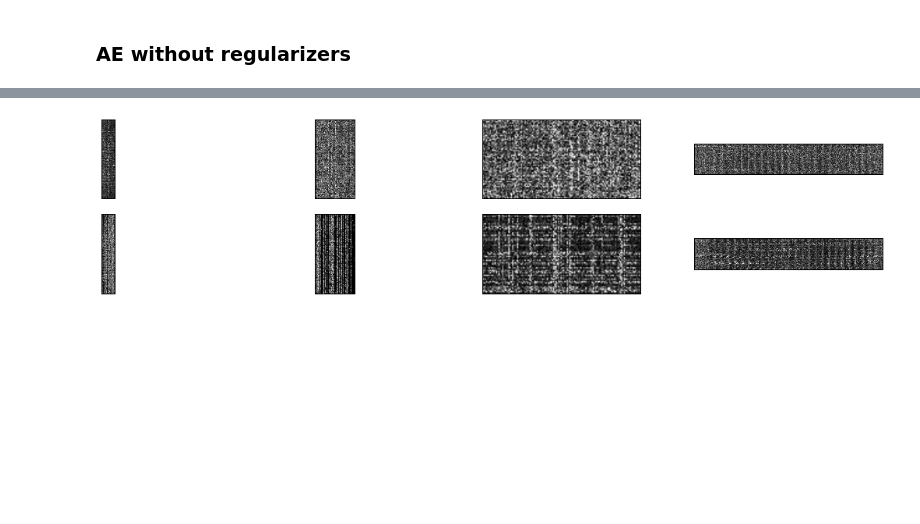
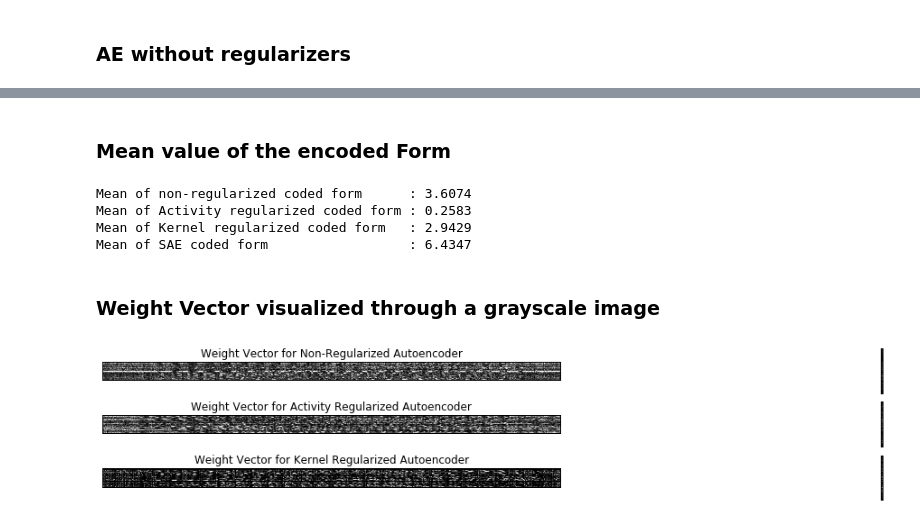
Before and after one commit to SivamPillai/demo, a Jupyter notebook: ae_visualizer.ipynb, the cells around one changed output, grey strips where cells are left out. Cells and saved outputs as stored; diff of their text form; code cells hidden in the pictures; blank space fills up the shorter version.

Commit message:
Complete with NRAE, RAE and SAE outputs and visualizations

```diff
--- a/ae_visualizer.ipynb
+++ b/ae_visualizer.ipynb
@@ -69,7 +58,7 @@ ae_no_reg = Model(input_img, nr_decoded)
 ae_no_reg.compile(optimizer='adadelta', loss='binary_crossentropy')
 # %%
 no_reg_train = ae_no_reg.fit(X_train_noisy, X_train,
-                epochs=50,
+                epochs=300,
                 batch_size=256,
                 shuffle=True,
                 validation_data=(X_test_noisy, X_test))
@@ -196,0 +132,6 @@ plt.tick_params(
+# %%
+s_train = sae.fit(X_train_noisy, X_train,
+                epochs=300,
+                batch_size=256,
+                shuffle=True,
+                validation_data=(X_test_noisy, X_test))
@@ -196,0 +192,12 @@ plt.tick_params(
+# %%
+print('Input Noisy Data')
+n = 10
+plt.figure(figsize=(20, 2))
+index = np.random.randint(10000, size=(10))
+for i in range(n):
+    ax = plt.subplot(1, n, i+1)
+    plt.imshow(X_test_noisy[index[i]].reshape(28, 28))
+    plt.gray()
+    ax.get_xaxis().set_visible(False)
+    ax.get_yaxis().set_visible(False)
+plt.show()
@@ -197,19 +254,57 @@ plt.tick_params(
+# %% [markdown]
+### Mean value of the encoded Form
+# %%
+#r1 = r_encoded_imgs.mean() # Activity Reg
+r2 = r_encoded_imgs.mean() # Kernel Reg
+print("\
+Mean of non-regularized coded form      : {:6.4f} \n\
+Mean of Activity regularized coded form : {:6.4f} \n\
+Mean of Kernel regularized coded form   : {:6.4f} \n\
+Mean of SAE coded form                  : {:6.4f}"
+      .format(nr_encoded_imgs.mean(), r1, r2, s_encoded_imgs.mean()))
+# %% [output]
+Mean of non-regularized coded form      : 3.6074
+Mean of Activity regularized coded form : 0.2583
+Mean of Kernel regularized coded form   : 2.9429
+Mean of SAE coded form                  : 6.4347
+# %% [markdown]
+### Weight Vector visualized through a grayscale image
 # %%
-plt.figure(figsize=(20, 4))
+plt.figure(figsize=(20, 3))
 plt.gray()
 #w1 = np.zeros((1,1,1))
-for i in range(1,5):
+title = ['a','b']
+for i in range(1,3):
     w1 = ae_no_reg.layers[i].get_weights()
-    w2 = ae_reg.layers[i].get_weights()
+    #w2 = ae_reg.layers[i].get_weights() #Activity Regularization
+    w3 = ae_reg.layers[i].get_weights() #Kernel Regularization
 
-    ax = plt.subplot(2,4,i)
+    w1[0] = np.transpose(w1[0])
+    w2[0] = np.transpose(w2[0])
+    w3[0] = np.transpose(w3[0])
+
+    ax = plt.subplot(3,2,i)
     plt.imshow(preprocessing.minmax_scale(np.abs(w1[0])))#.reshape(w1[1].shape[0],1)
+    if i == 1:
+        plt.title('Weight Vector for Non-Regularized Autoencoder')
     ax.get_xaxis().set_visible(False)
     ax.get_yaxis().set_visible(False)
 
-    ax = plt.subplot(2,4,i+4)
+    ax = plt.subplot(3,2,i+2)
     plt.imshow(preprocessing.minmax_scale(np.abs(w2[0])))
+    if i == 1:
+        plt.title('Weight Vector for Activity Regularized Autoencoder')
     ax.get_xaxis().set_visible(False)
     ax.get_yaxis().set_visible(False)
+
+    ax = plt.subplot(3,2,i+4)
+    plt.imshow(preprocessing.minmax_scale(np.abs(w3[0])))
+    if i == 1:
+        plt.title('Weight Vector for Kernel Regularized Autoencoder')
+    ax.get_xaxis().set_visible(False)
+    ax.get_yaxis().set_visible(False)
+
+# Observation: Weight vectors when sparse indicate dead neurons. AS observed here Kernel Regularized form
+# shows sparse network
 # %% [output]
-[figure, old version]
+[figure, new version]
```
Also changed, not shown: parts of 29 cells of this notebook.
